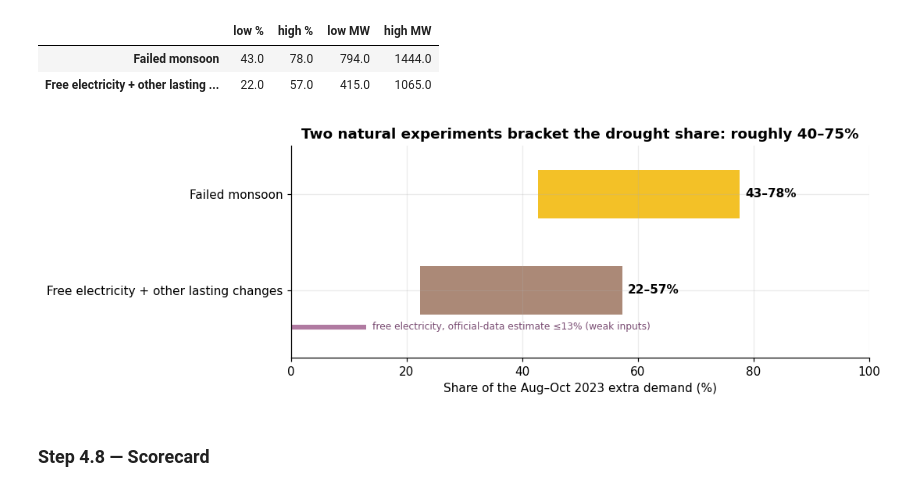
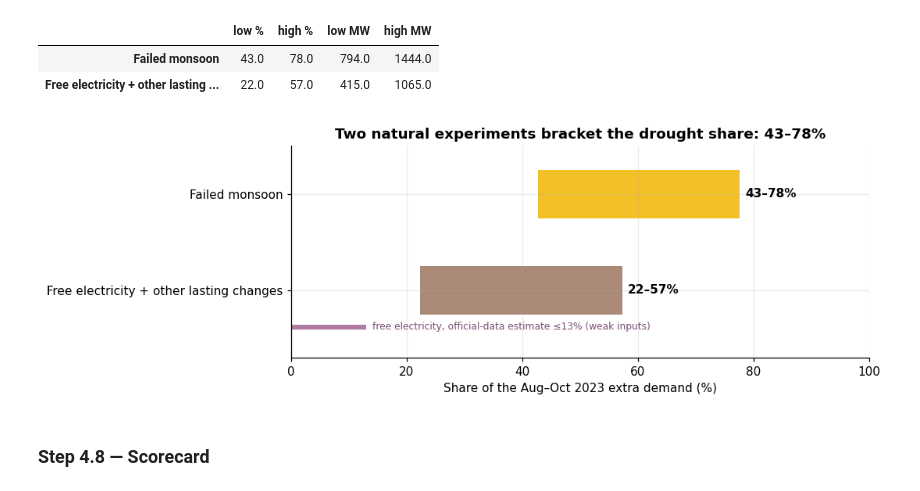
Before and after one commit to aravindanand2019-sudo/karnataka-power-2023, a Jupyter notebook: notebooks/07_robustness_checks.ipynb, the cells around one changed output. Cells and saved outputs as stored; diff of their text form; code cells hidden in the pictures.

```diff
--- a/notebooks/07_robustness_checks.ipynb
+++ b/notebooks/07_robustness_checks.ipynb
@@ -298,17 +298,17 @@ Total excess over Model A, Aug–Oct 2023: 1,860 MW
 # %%
 fig, ax = plt.subplots(figsize=(10, 3.4))
 for i, (name, r) in enumerate(rev.iterrows()):
     c = [plots.COLORS["solar"], plots.COLORS["central_import"]][i]
     ax.barh(i, r["high %"] - r["low %"], left=r["low %"], color=c, alpha=0.85, height=0.5)
     ax.text(r["high %"] + 1, i, f"{r['low %']:.0f}–{r['high %']:.0f}%", va="center", fontsize=10, fontweight="bold")
 ax.plot([0, 13], [1.38, 1.38], color="#b07aa1", lw=4, solid_capstyle="butt")
 ax.text(14, 1.38, "free electricity, official-data estimate ≤13% (weak inputs)", va="center", fontsize=8, color="#7a4d73")
 ax.set_yticks(range(2), rev.index); ax.invert_yaxis()
 ax.set_xlim(0, 100); ax.set_ylim(1.7, -0.5); ax.set_xlabel("Share of the Aug–Oct 2023 extra demand (%)")
-ax.set_title("Two natural experiments bracket the drought share: roughly 40–75%")
+ax.set_title("Two natural experiments bracket the drought share: 43–78%")
 plt.tight_layout(); plots.save(fig, "07_revised_ranges"); plt.show()
 # %% [output]
-[figure, old version]
+[figure, new version]
 # %% [markdown]
 ### Step 4.8 — Scorecard
 # %%
```
Also changed, not shown: parts of 1 cell of this notebook, 3 other files.
